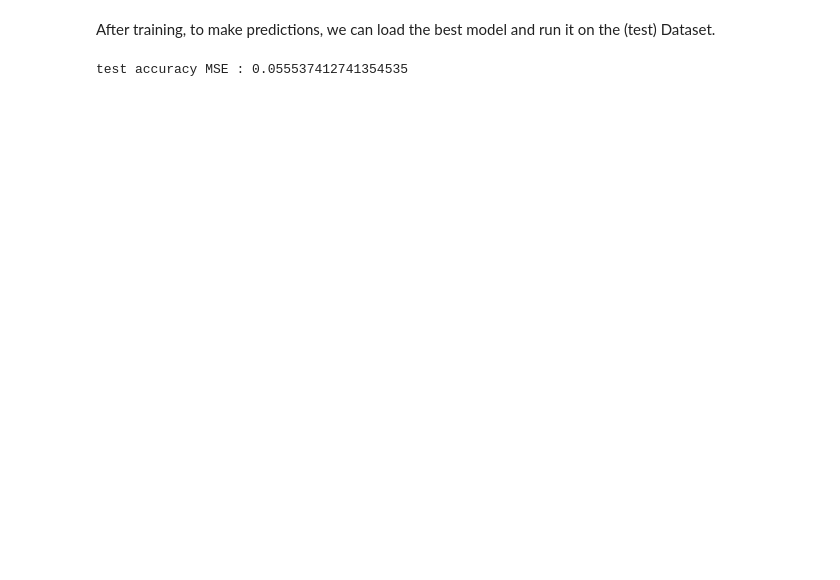
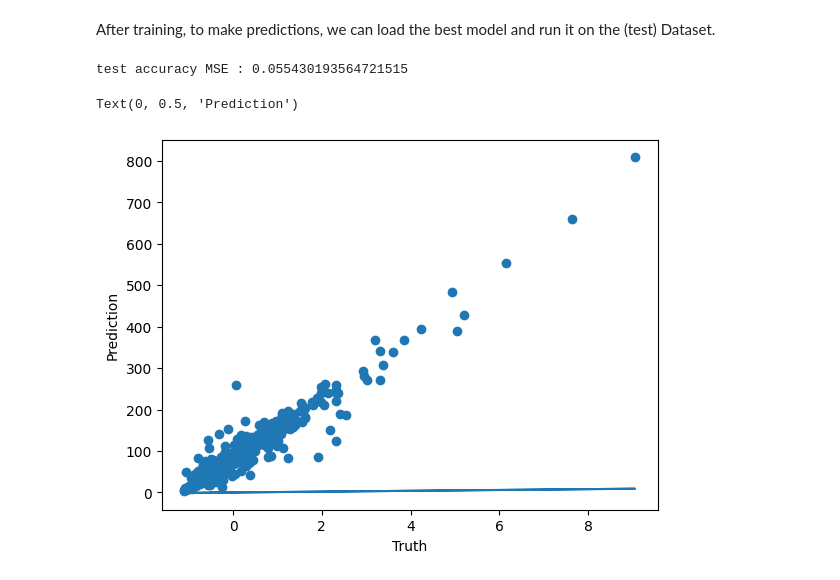
Before and after one commit to q8e4/DL_for_FDA, a Jupyter notebook: RawDataNN.ipynb, the cells around one changed output. Saved outputs shown, nothing was run; the diff lists cells and outputs as text; code cells hidden in the pictures; blank space fills up the shorter version.

Commit message:
added visuals of prediction

```diff
--- a/RawDataNN.ipynb
+++ b/RawDataNN.ipynb
@@ -292,6 +292,7 @@ def make_prediction(DataLoader, folder="train/"):
 
     loss_test  = []
     y_pred = []
+    y_test = []
 
     with torch.no_grad():
         model.eval()
@@ -302,6 +303,7 @@ def make_prediction(DataLoader, folder="train/"):
             x, y = x.to(device), y.to(device)
             test_y = model.forward(x)
             y_pred.extend(test_y.detach().cpu().numpy().tolist())
+            y_test.extend(y.detach().cpu().numpy().tolist())
             test_loss = compute_loss(test_y, y)
             loss_test.append(test_loss.item())
 
@@ -314,8 +316,18 @@ def make_prediction(DataLoader, folder="train/"):
     return the predicted y values by re-scaling the model output
     """
 
-    return DataLoader.Y_standardizer.inverse_transform(y_pred)
+    return DataLoader.Y_standardizer.inverse_transform(y_pred), y_test
 # %%
-y_pred_test = make_prediction(DataLoader)
+y_pred_test, y_test = make_prediction(DataLoader)
 # %% [output]
-test accuracy MSE : 0.055537412741354535
+test accuracy MSE : 0.055430193564721515
+# %%
+fig = plt.figure()
+ax = fig.add_subplot(1, 1, 1)
+ax.scatter(y_test, y_pred_test)
+ax.plot(y_test, y_test)
+ax.set_xlabel("Truth")
+ax.set_ylabel("Prediction")
+# %% [output]
+Text(0, 0.5, 'Prediction')
+[figure, added]
```
Also changed, not shown: parts of 2 cells of this notebook, 11 other files.
